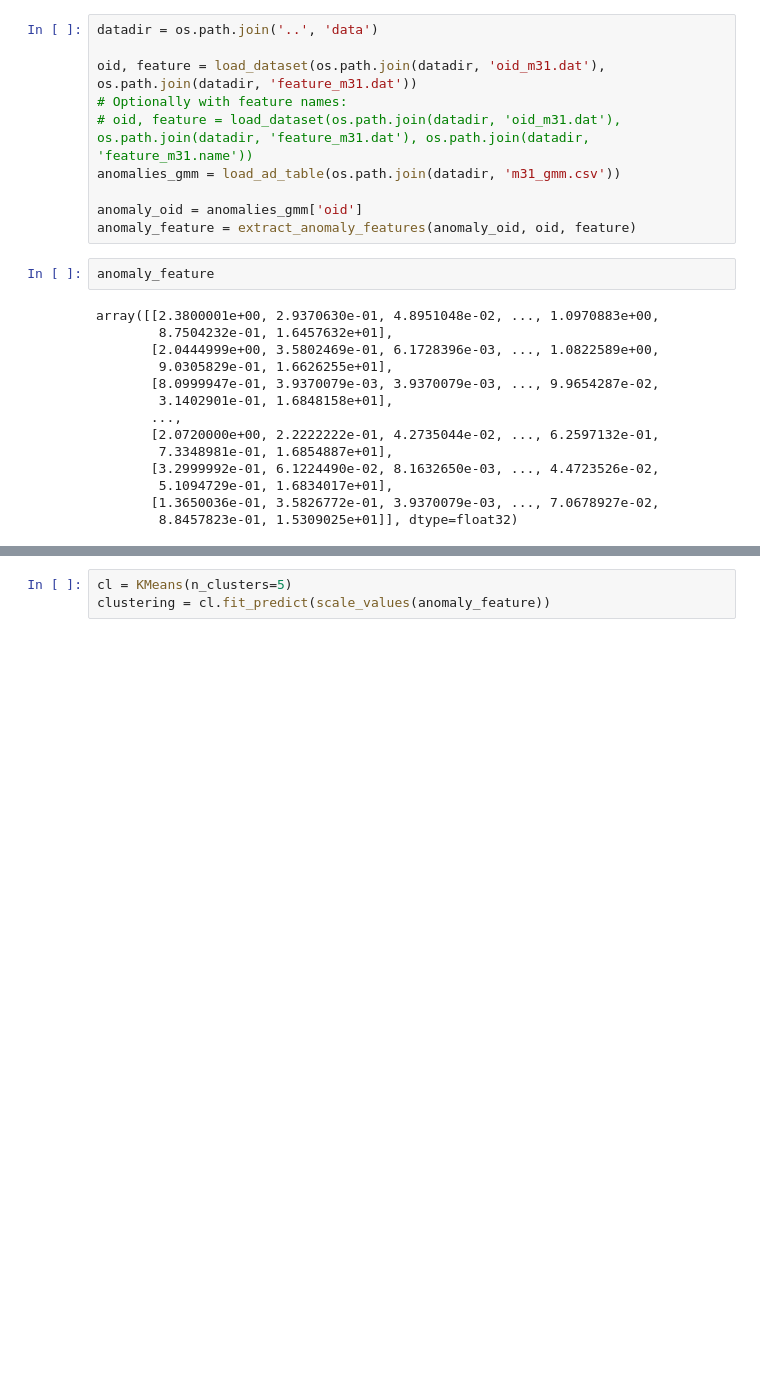
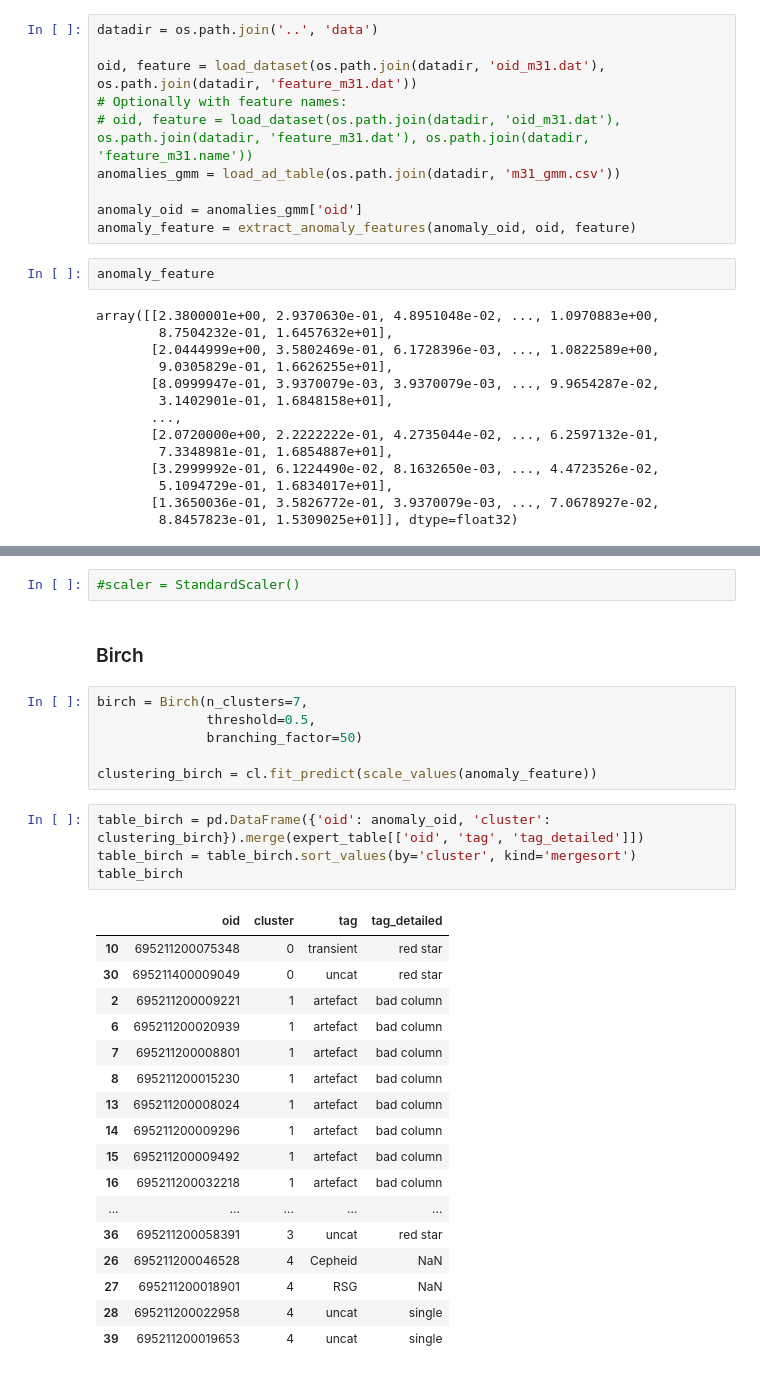
Before and after one commit to snad-space/zwad, a Jupyter notebook: notebooks/anomaly_clustering.ipynb, the cells around one changed output, grey strips where cells are left out. Drawn from its saved outputs; the diff is of its cells as text; blank space fills up the shorter version.

Commit message:
clustering exploration with alg, phase space

```diff
--- a/notebooks/anomaly_clustering.ipynb
+++ b/notebooks/anomaly_clustering.ipynb
@@ -51,6 +58,35 @@ expert_table
 | 99 | 695211200050499 | artefact | bad column | bad column | NaN |
 | 100 | 695211200059173 | uncat | binary | two blue stars, companion is know... | NaN |
 101 rows × 5 columns
+# %%
+#scaler = StandardScaler()
+# %% [markdown]
+### Birch
 # %%
-cl = KMeans(n_clusters=5)
-clustering = cl.fit_predict(scale_values(anomaly_feature))
+birch = Birch(n_clusters=7,
+              threshold=0.5,
+              branching_factor=50)
+
+clustering_birch = cl.fit_predict(scale_values(anomaly_feature))
+# %%
+table_birch = pd.DataFrame({'oid': anomaly_oid, 'cluster': clustering_birch}).merge(expert_table[['oid', 'tag', 'tag_detailed']])
+table_birch = table_birch.sort_values(by='cluster', kind='mergesort')
+table_birch
+# %% [output]
+|  | oid | cluster | tag | tag_detailed |
+| 10 | 695211200075348 | 0 | transient | red star |
+| 30 | 695211400009049 | 0 | uncat | red star |
+| 2 | 695211200009221 | 1 | artefact | bad column |
+| 6 | 695211200020939 | 1 | artefact | bad column |
+| 7 | 695211200008801 | 1 | artefact | bad column |
+| 8 | 695211200015230 | 1 | artefact | bad column |
+| 13 | 695211200008024 | 1 | artefact | bad column |
+| 14 | 695211200009296 | 1 | artefact | bad column |
+| 15 | 695211200009492 | 1 | artefact | bad column |
+| 16 | 695211200032218 | 1 | artefact | bad column |
+| ... | ... | ... | ... | ... |
+| 36 | 695211200058391 | 3 | uncat | red star |
+| 26 | 695211200046528 | 4 | Cepheid | NaN |
+| 27 | 695211200018901 | 4 | RSG | NaN |
+| 28 | 695211200022958 | 4 | uncat | single |
+| 39 | 695211200019653 | 4 | uncat | single |
```
Also changed, not shown: parts of 22 cells of this notebook, 3 other files.
